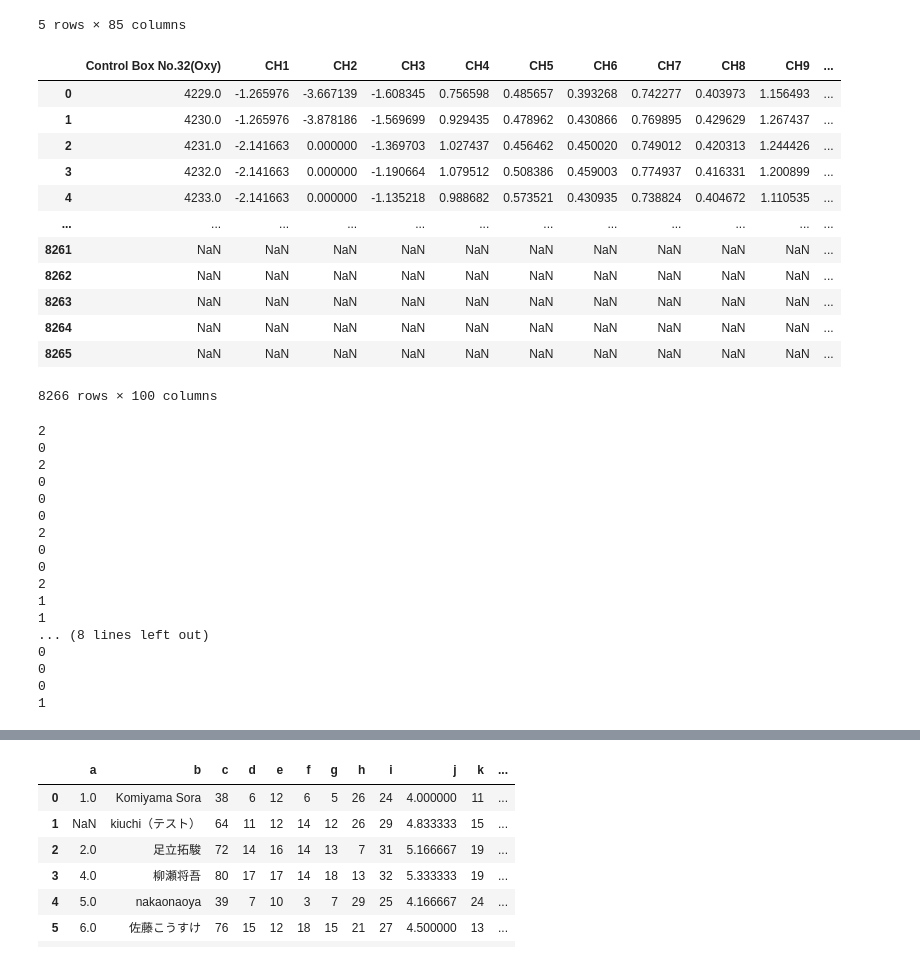
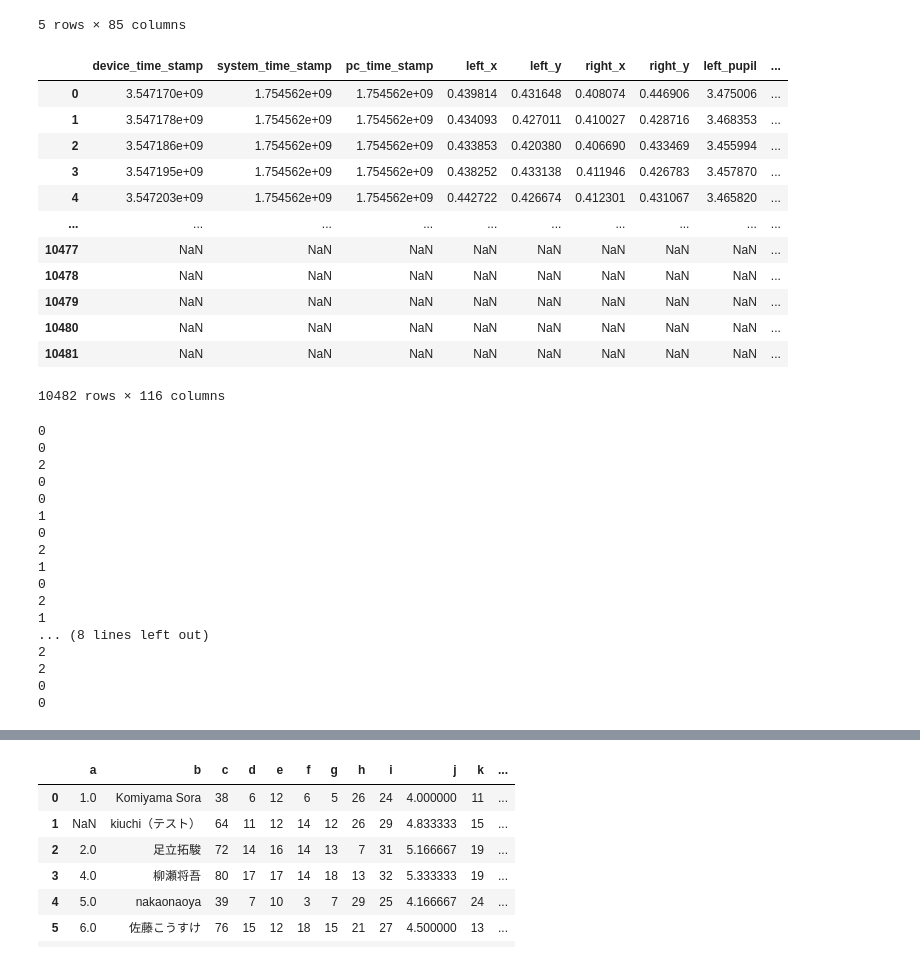
Before and after one commit to shun999/je, a Jupyter notebook: 20251105/時系列データ作成.ipynb, the cells around one changed output, grey strips where cells are left out. Saved outputs shown, nothing was run; the diff lists cells and outputs as text; code cells hidden in the pictures.

```diff
--- a/20251105/時系列データ作成.ipynb
+++ b/20251105/時系列データ作成.ipynb
@@ -45,44 +45,44 @@ df_score.head()
 | 4 | 1 | 18 | 3 | 0 | 0.185023 | 0.105690 | -0.005959 | -0.735926 | 0.043048 | ... |
 5 rows × 85 columns
 # %%
-df[23]
+df[0]
 # %% [output]
-|  | Control Box No.32(Oxy) | CH1 | CH2 | CH3 | CH4 | CH5 | CH6 | CH7 | CH8 | CH9 | ... |
-| 0 | 4229.0 | -1.265976 | -3.667139 | -1.608345 | 0.756598 | 0.485657 | 0.393268 | 0.742277 | 0.403973 | 1.156493 | ... |
-| 1 | 4230.0 | -1.265976 | -3.878186 | -1.569699 | 0.929435 | 0.478962 | 0.430866 | 0.769895 | 0.429629 | 1.267437 | ... |
-| 2 | 4231.0 | -2.141663 | 0.000000 | -1.369703 | 1.027437 | 0.456462 | 0.450020 | 0.749012 | 0.420313 | 1.244426 | ... |
-| 3 | 4232.0 | -2.141663 | 0.000000 | -1.190664 | 1.079512 | 0.508386 | 0.459003 | 0.774937 | 0.416331 | 1.200899 | ... |
-| 4 | 4233.0 | -2.141663 | 0.000000 | -1.135218 | 0.988682 | 0.573521 | 0.430935 | 0.738824 | 0.404672 | 1.110535 | ... |
-| ... | ... | ... | ... | ... | ... | ... | ... | ... | ... | ... | ... |
-| 8261 | NaN | NaN | NaN | NaN | NaN | NaN | NaN | NaN | NaN | NaN | ... |
-| 8262 | NaN | NaN | NaN | NaN | NaN | NaN | NaN | NaN | NaN | NaN | ... |
-| 8263 | NaN | NaN | NaN | NaN | NaN | NaN | NaN | NaN | NaN | NaN | ... |
-| 8264 | NaN | NaN | NaN | NaN | NaN | NaN | NaN | NaN | NaN | NaN | ... |
-| 8265 | NaN | NaN | NaN | NaN | NaN | NaN | NaN | NaN | NaN | NaN | ... |
+|  | device_time_stamp | system_time_stamp | pc_time_stamp | left_x | left_y | right_x | right_y | left_pupil | ... |
+| 0 | 3.547170e+09 | 1.754562e+09 | 1.754562e+09 | 0.439814 | 0.431648 | 0.408074 | 0.446906 | 3.475006 | ... |
+| 1 | 3.547178e+09 | 1.754562e+09 | 1.754562e+09 | 0.434093 | 0.427011 | 0.410027 | 0.428716 | 3.468353 | ... |
+| 2 | 3.547186e+09 | 1.754562e+09 | 1.754562e+09 | 0.433853 | 0.420380 | 0.406690 | 0.433469 | 3.455994 | ... |
+| 3 | 3.547195e+09 | 1.754562e+09 | 1.754562e+09 | 0.438252 | 0.433138 | 0.411946 | 0.426783 | 3.457870 | ... |
+| 4 | 3.547203e+09 | 1.754562e+09 | 1.754562e+09 | 0.442722 | 0.426674 | 0.412301 | 0.431067 | 3.465820 | ... |
+| ... | ... | ... | ... | ... | ... | ... | ... | ... | ... |
+| 10477 | NaN | NaN | NaN | NaN | NaN | NaN | NaN | NaN | ... |
+| 10478 | NaN | NaN | NaN | NaN | NaN | NaN | NaN | NaN | ... |
+| 10479 | NaN | NaN | NaN | NaN | NaN | NaN | NaN | NaN | ... |
+| 10480 | NaN | NaN | NaN | NaN | NaN | NaN | NaN | NaN | ... |
+| 10481 | NaN | NaN | NaN | NaN | NaN | NaN | NaN | NaN | ... |
-8266 rows × 100 columns
+10482 rows × 116 columns
 # %%
 # scoreと生体情報と被験者が一致しているか確認
-m = 9  # 何人目か
+m = 3  # 何人目か
 for i in range(24):
     print(df_score["score"][24*m+i])
 # %% [output]
-2
-0
-2
-0
 0
 0
 2
 0
 0
+1
+0
 2
 1
+0
+2
 1
 ... (8 lines left out)
+2
+2
 0
 0
-0
-1
 # %%
 # 被験者1人ごとに"df_score["score"][i]の"[i]に24を足していく
 num = 24 * m  # 被験者ごとに増やす数
```
Also changed, not shown: parts of 8 cells of this notebook, 4 other files.
